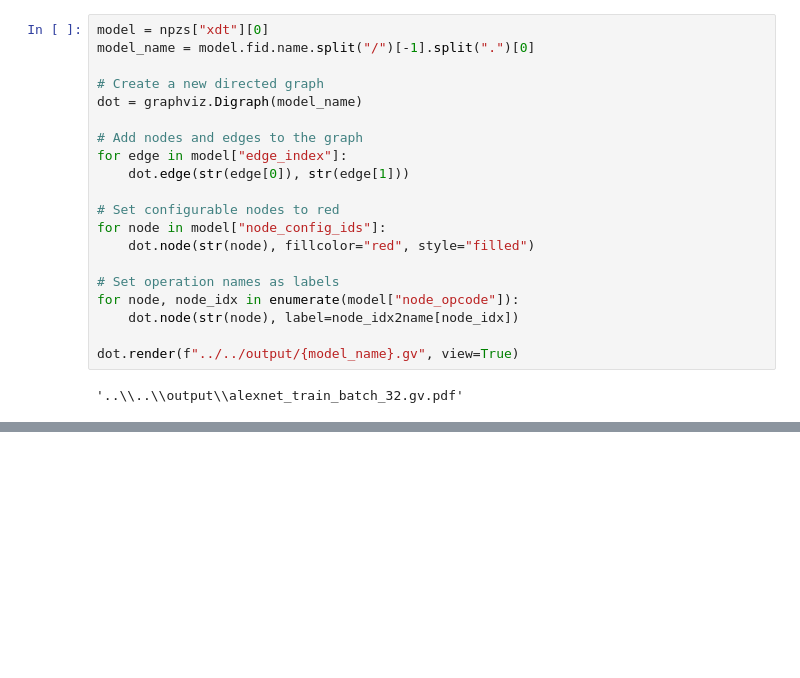
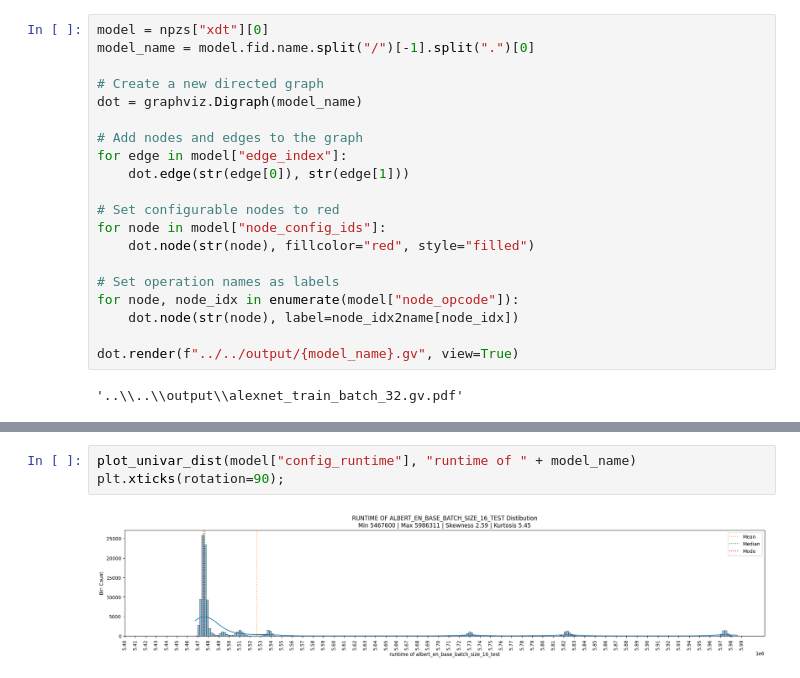
Before and after one commit to edenni/gfos, a Jupyter notebook: notebooks/eda/layout.ipynb, the cells around one changed output, grey strips where cells are left out. Cells and saved outputs as stored; diff of their text form; blank space fills up the shorter version.

```diff
--- a/notebooks/eda/layout.ipynb
+++ b/notebooks/eda/layout.ipynb
@@ -79,0 +237,5 @@ dot.render(f"../../output/{model_name}.gv", view=True)
+# %%
+plot_univar_dist(model["config_runtime"], "runtime of " + model_name)
+plt.xticks(rotation=90);
+# %% [output]
+[figure, added]
```
Also changed, not shown: parts of 17 cells of this notebook.
